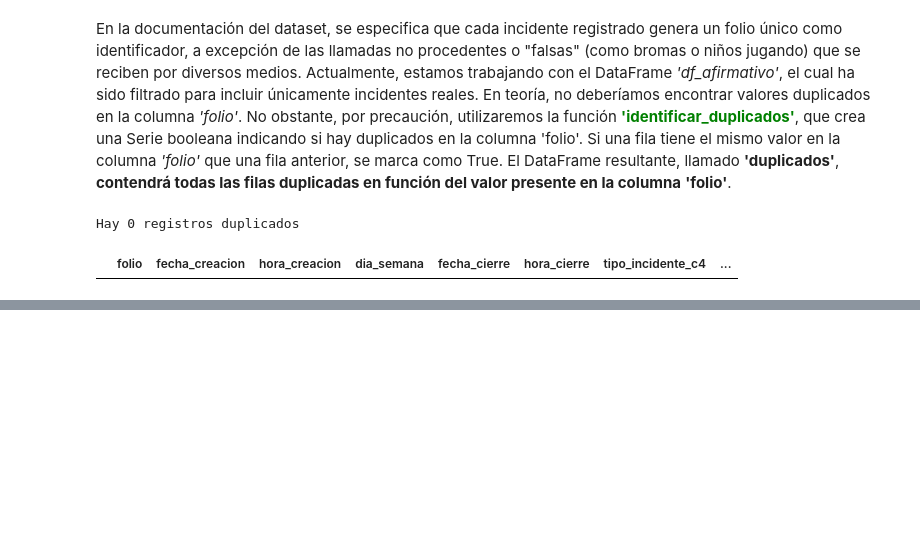
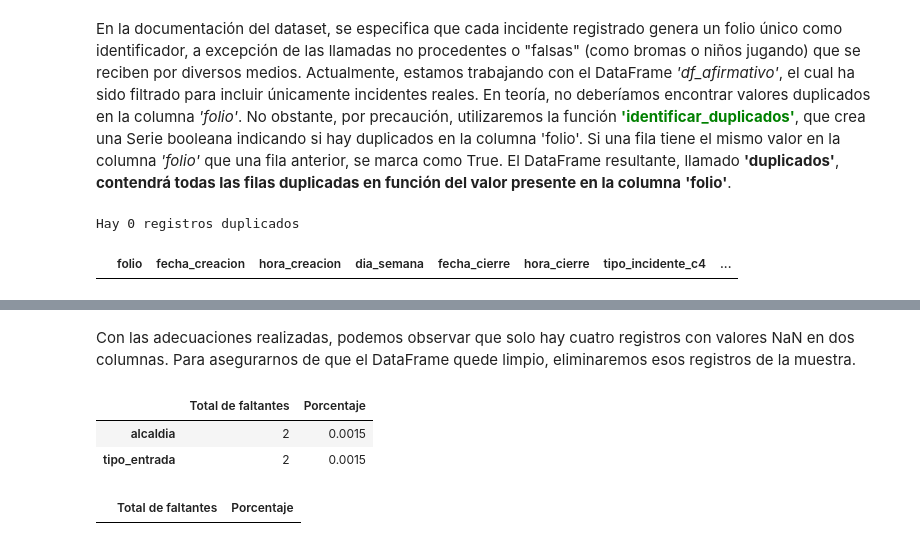
Before and after one commit to DaniaGarciaM/SeguridadEnRuta-DS, a Jupyter notebook: SeguridadEnRuta.ipynb, the cells around one changed output, grey strips where cells are left out. Drawn from its saved outputs; the diff is of its cells as text; code cells hidden in the pictures; blank space fills up the shorter version.

```diff
--- a/SeguridadEnRuta.ipynb
+++ b/SeguridadEnRuta.ipynb
@@ -139,0 +174,8 @@ Hay 0 registros duplicados
+# %% [markdown]
+Con las adecuaciones realizadas, podemos observar que solo hay cuatro registros con valores NaN en dos columnas. Para asegurarnos de que el DataFrame quede limpio, eliminaremos esos registros de la muestra.
+# %%
+buscar_valores_faltantes(df_afirmativo)
+# %% [output]
+|  | Total de faltantes | Porcentaje |
+| alcaldia | 2 | 0.0015 |
+| tipo_entrada | 2 | 0.0015 |
@@ -139,0 +184,4 @@ Hay 0 registros duplicados
+# %%
+buscar_valores_faltantes(df_afirmativo)
+# %% [output]
+|  | Total de faltantes | Porcentaje |
```
Also changed, not shown: parts of 6 cells of this notebook.
